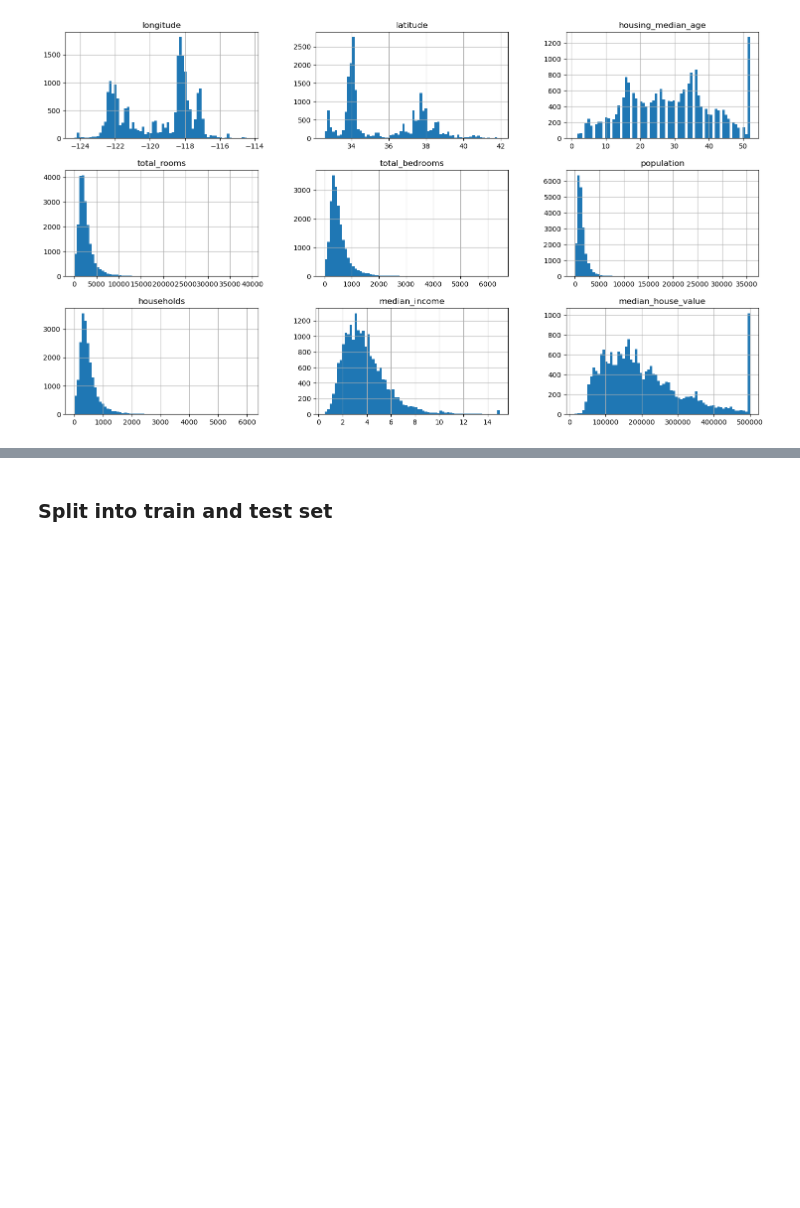
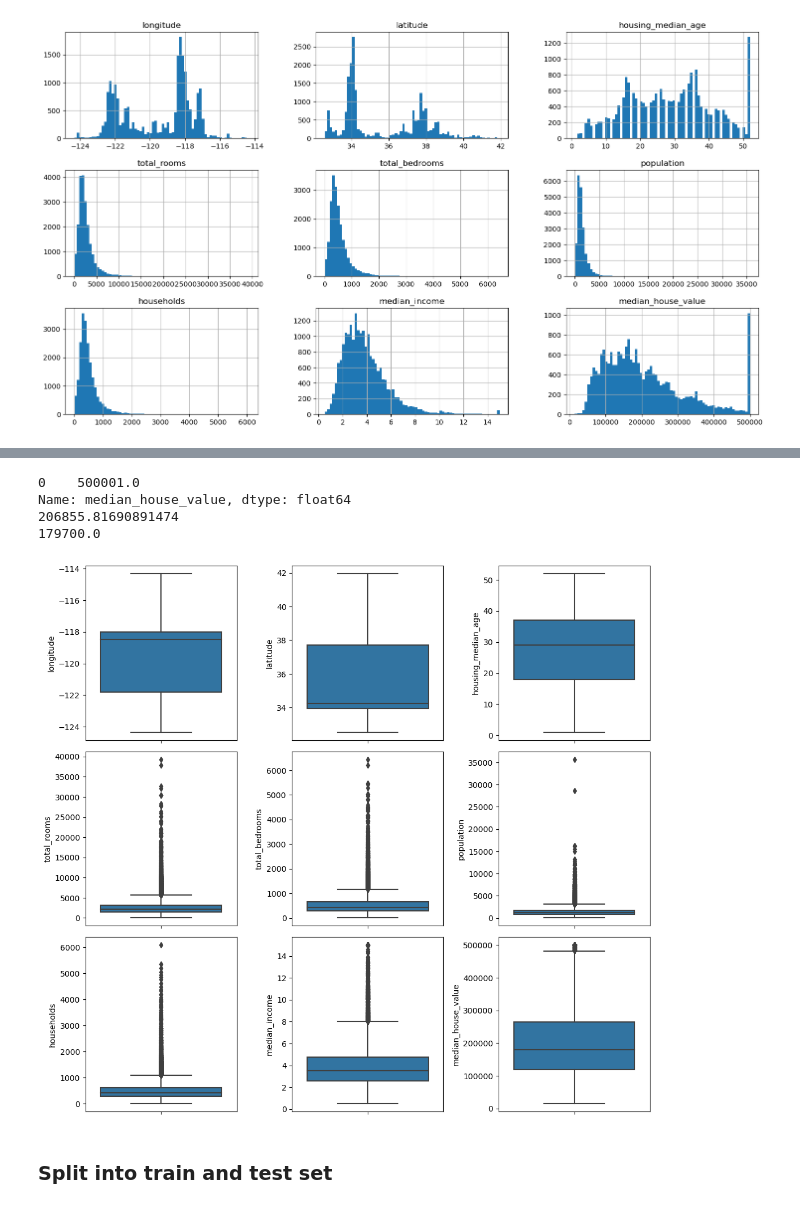
Before and after one commit to karinsandraerika/ML_housing, a Jupyter notebook: HOUSING.ipynb, the cells around one changed output, grey strips where cells are left out. Drawn from its saved outputs; the diff is of its cells as text; code cells hidden in the pictures; blank space fills up the shorter version.

```diff
--- a/HOUSING.ipynb
+++ b/HOUSING.ipynb
@@ -135,12 +115,0 @@ Name: median_house_value, dtype: float64
-# %%
-num_features = list(housing.drop('ocean_proximity', axis=1))
-
-fig, ax = plt.subplots(3, 3, figsize=(11, 10))
-ax = ax.flatten()
-
-for i, column in enumerate(num_features):
-    sns.boxplot(ax=ax[i], data=train_set, y=column)
-    #ax[i].set_title(column)
-
-plt.tight_layout()
-plt.show()
@@ -149,3 +131,26 @@ plt.show()
+# %%
+print(housing['median_house_value'].mode())
+print(housing['median_house_value'].mean())
+print(housing['median_house_value'].median())
+# %% [output]
+0    500001.0
+Name: median_house_value, dtype: float64
+206855.81690891474
+179700.0
+# %%
+num_features = list(housing.drop('ocean_proximity', axis=1))
+
+fig, ax = plt.subplots(3, 3, figsize=(11, 10))
+ax = ax.flatten()
+
+for i, column in enumerate(num_features):
+    sns.boxplot(ax=ax[i], data=housing, y=column)
+    #ax[i].set_title(column)
+
+plt.tight_layout()
+plt.show()
+# %% [output]
+[figure, added]
 # %% [markdown]
 ### Split into train and test set
 # %%
```
Also changed, not shown: parts of 41 cells of this notebook, 1 other file.
